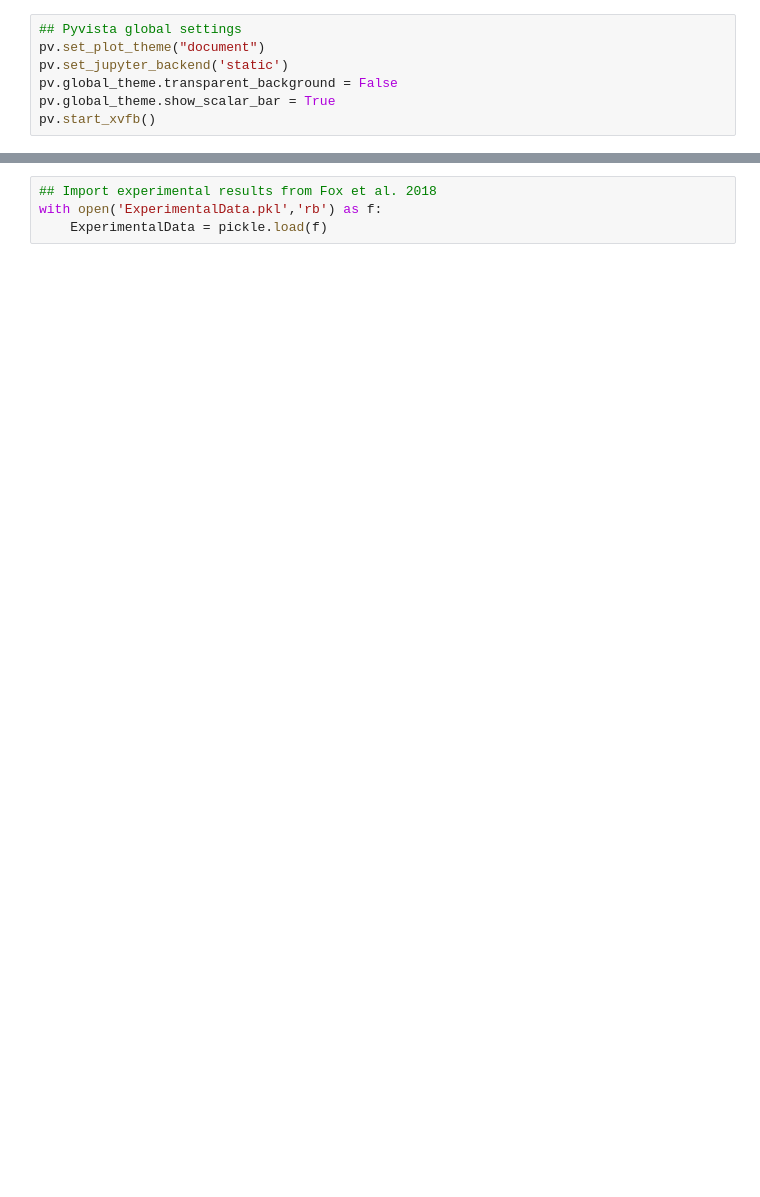
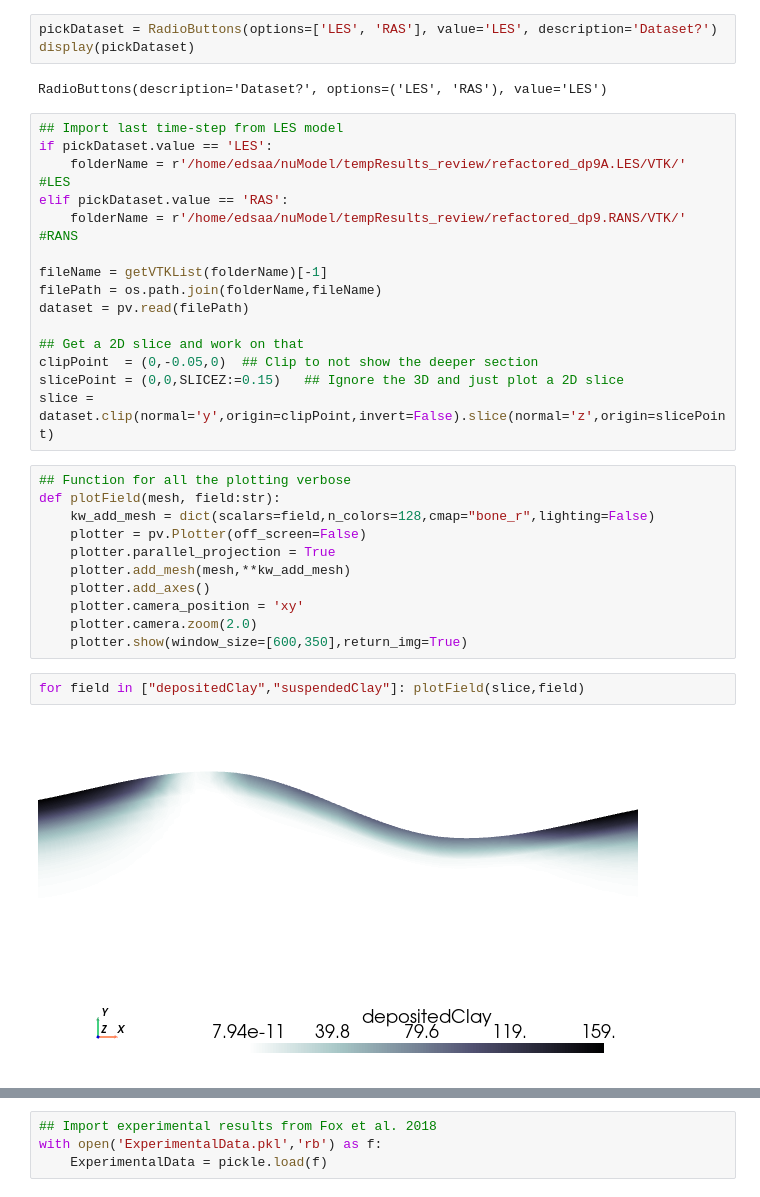
Before and after one commit to edsaac/ReactiveBiomass, a Jupyter notebook: notebooks/cloggingFoam/CompareToExperimentalCores.ipynb, the cells around one changed output, grey strips where cells are left out. Drawn from its saved outputs; the diff is of its cells as text; blank space fills up the shorter version.

```diff
--- a/notebooks/cloggingFoam/CompareToExperimentalCores.ipynb
+++ b/notebooks/cloggingFoam/CompareToExperimentalCores.ipynb
@@ -8,7 +17,35 @@ import pyvista as pv
-# %%
-## Pyvista global settings
-pv.set_plot_theme("document")
-pv.set_jupyter_backend('static')
-pv.global_theme.transparent_background = False
-pv.global_theme.show_scalar_bar = True
-pv.start_xvfb()
+# %%
+pickDataset = RadioButtons(options=['LES', 'RAS'], value='LES', description='Dataset?')
+display(pickDataset)
+# %% [output]
+RadioButtons(description='Dataset?', options=('LES', 'RAS'), value='LES')
+# %%
+## Import last time-step from LES model
+if pickDataset.value == 'LES':
+    folderName = r'/home/edsaa/nuModel/tempResults_review/refactored_dp9A.LES/VTK/'  #LES
+elif pickDataset.value == 'RAS':
+    folderName = r'/home/edsaa/nuModel/tempResults_review/refactored_dp9.RANS/VTK/'    #RANS
+
+fileName = getVTKList(folderName)[-1]
+filePath = os.path.join(folderName,fileName)
+dataset = pv.read(filePath)
+
+## Get a 2D slice and work on that
+clipPoint  = (0,-0.05,0)  ## Clip to not show the deeper section
+slicePoint = (0,0,SLICEZ:=0.15)   ## Ignore the 3D and just plot a 2D slice
+slice = dataset.clip(normal='y',origin=clipPoint,invert=False).slice(normal='z',origin=slicePoint)
+# %%
+## Function for all the plotting verbose
+def plotField(mesh, field:str):
+    kw_add_mesh = dict(scalars=field,n_colors=128,cmap="bone_r",lighting=False)
+    plotter = pv.Plotter(off_screen=False)
+    plotter.parallel_projection = True
+    plotter.add_mesh(mesh,**kw_add_mesh)
+    plotter.add_axes()
+    plotter.camera_position = 'xy'
+    plotter.camera.zoom(2.0)
+    plotter.show(window_size=[600,350],return_img=True)
+# %%
+for field in ["depositedClay","suspendedClay"]: plotField(slice,field)
+# %% [output]
+[figure, added]
```
Also changed, not shown: parts of 12 cells of this notebook, 1 other file.
